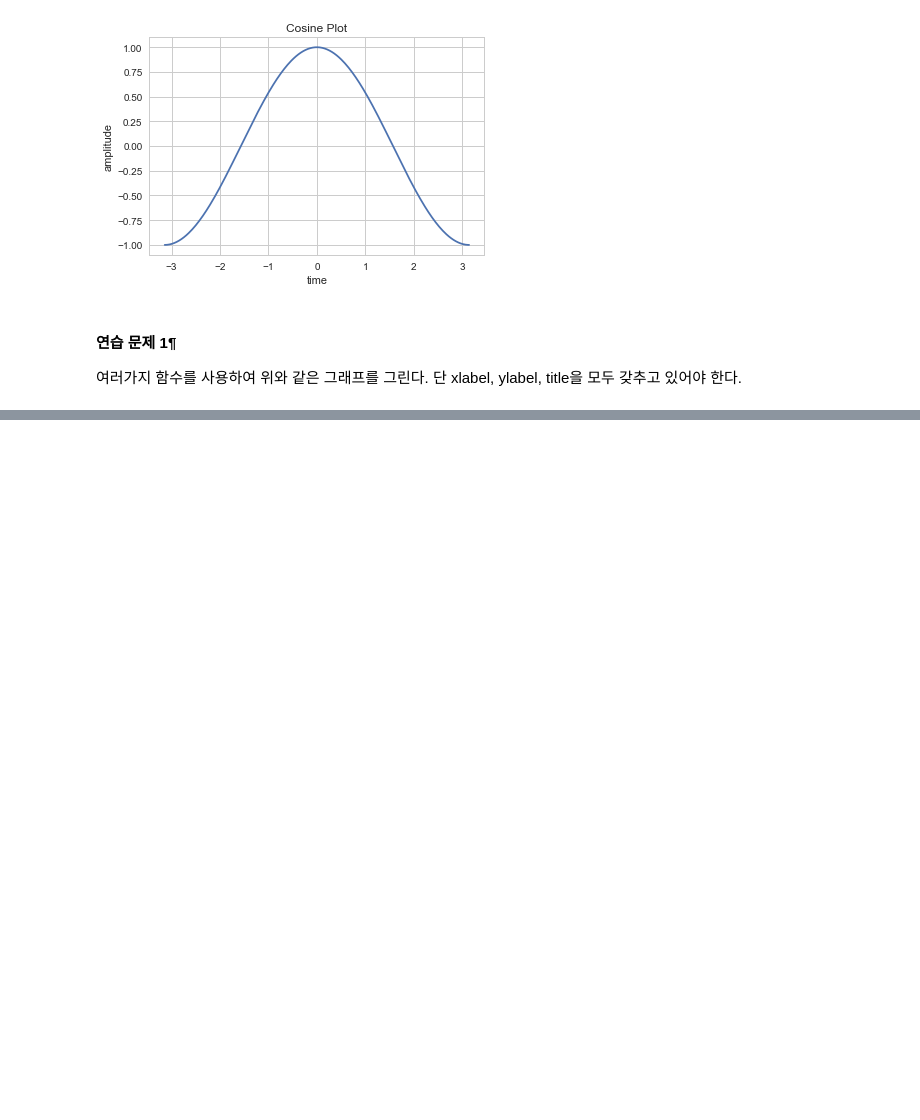
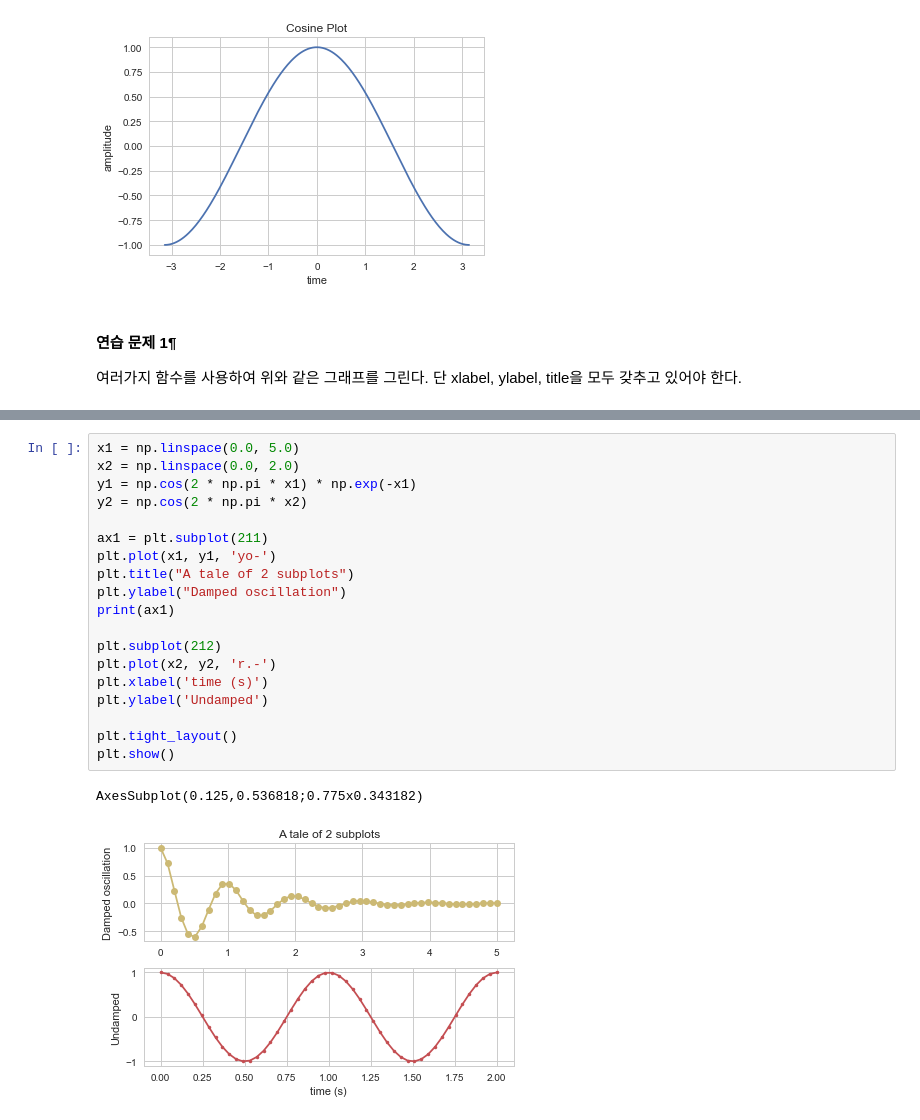
Before and after one commit to annakimm/TIL, a Jupyter notebook: dss/matplot/01_basic.ipynb, the cells around one changed output, grey strips where cells are left out. Drawn from its saved outputs; the diff is of its cells as text; blank space fills up the shorter version.

```diff
--- a/dss/matplot/01_basic.ipynb
+++ b/dss/matplot/01_basic.ipynb
@@ -260,0 +307,22 @@ plt.show()
+# %%
+x1 = np.linspace(0.0, 5.0)
+x2 = np.linspace(0.0, 2.0)
+y1 = np.cos(2 * np.pi * x1) * np.exp(-x1)
+y2 = np.cos(2 * np.pi * x2)
+
+ax1 = plt.subplot(211)
+plt.plot(x1, y1, 'yo-')
+plt.title("A tale of 2 subplots")
+plt.ylabel("Damped oscillation")
+print(ax1)
+
+plt.subplot(212)
+plt.plot(x2, y2, 'r.-')
+plt.xlabel('time (s)')
+plt.ylabel('Undamped')
+
+plt.tight_layout()
+plt.show()
+# %% [output]
+AxesSubplot(0.125,0.536818;0.775x0.343182)
+[figure, added]
```
Also changed, not shown: parts of 16 cells of this notebook, 2 other files.
